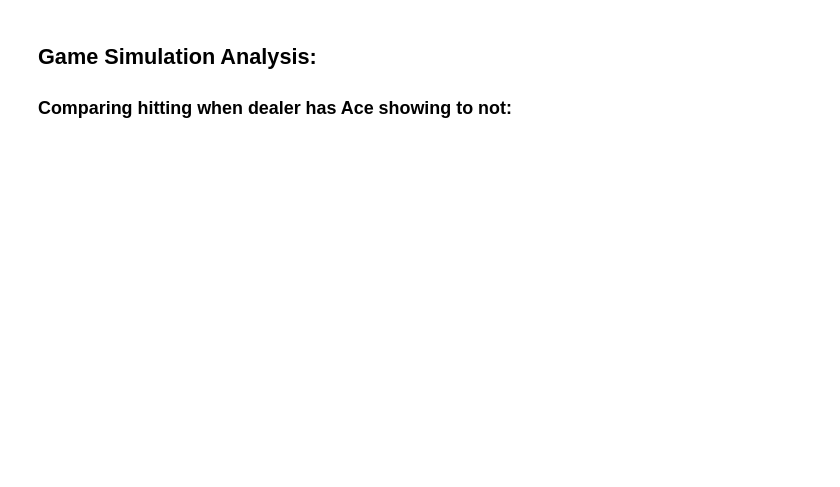
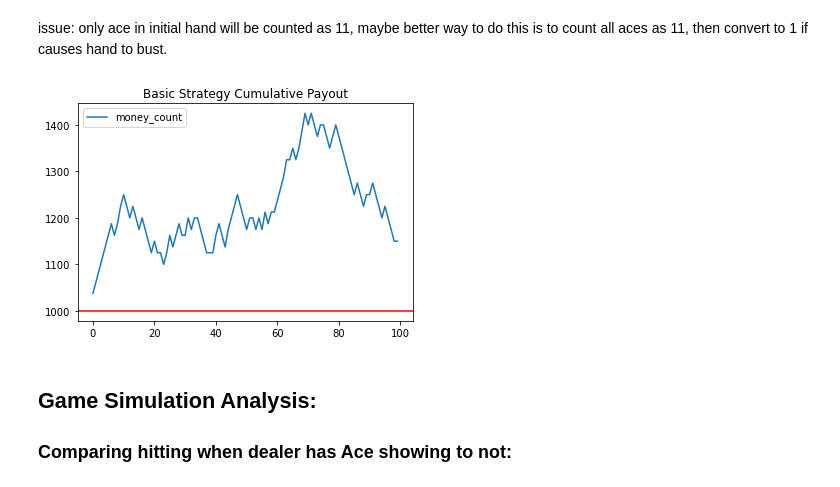
Before and after one commit to jude253/Blackjack_simulation, a Jupyter notebook: Blackjack_simulation.ipynb, the cells around one changed output. Cells and saved outputs as stored; diff of their text form; code cells hidden in the pictures; blank space fills up the shorter version.

```diff
--- a/Blackjack_simulation.ipynb
+++ b/Blackjack_simulation.ipynb
@@ -4,3 +5,5 @@ import pandas as pd
+# %% [markdown]
+issue: only ace in initial hand will be counted as 11, maybe better way to do this is to count all aces as 11, then convert to 1 if causes hand to bust.
 # %%
 def create_new_shoe(n=6):
     shoe = [1,2,3,4,5,6,7,8,9,10,10,10,10]*4*n
@@ -151,3 +224,12 @@ def calc_returns_percent(records):
+# %%
+test_betting = game_simulation_betting(play_player_basic_strategy, 100)
+# %%
+fig, ax = plt.subplots()
+test_betting[['money_count']].plot(title='Basic Strategy Cumulative Payout', ax=ax)
+plt.axhline(y=1000, color='r', linestyle='-')
+plt.show()
+# %% [output]
+[figure, added]
 # %% [markdown]
 ## Game Simulation Analysis:
 
```
Also changed, not shown: parts of 14 cells of this notebook.
